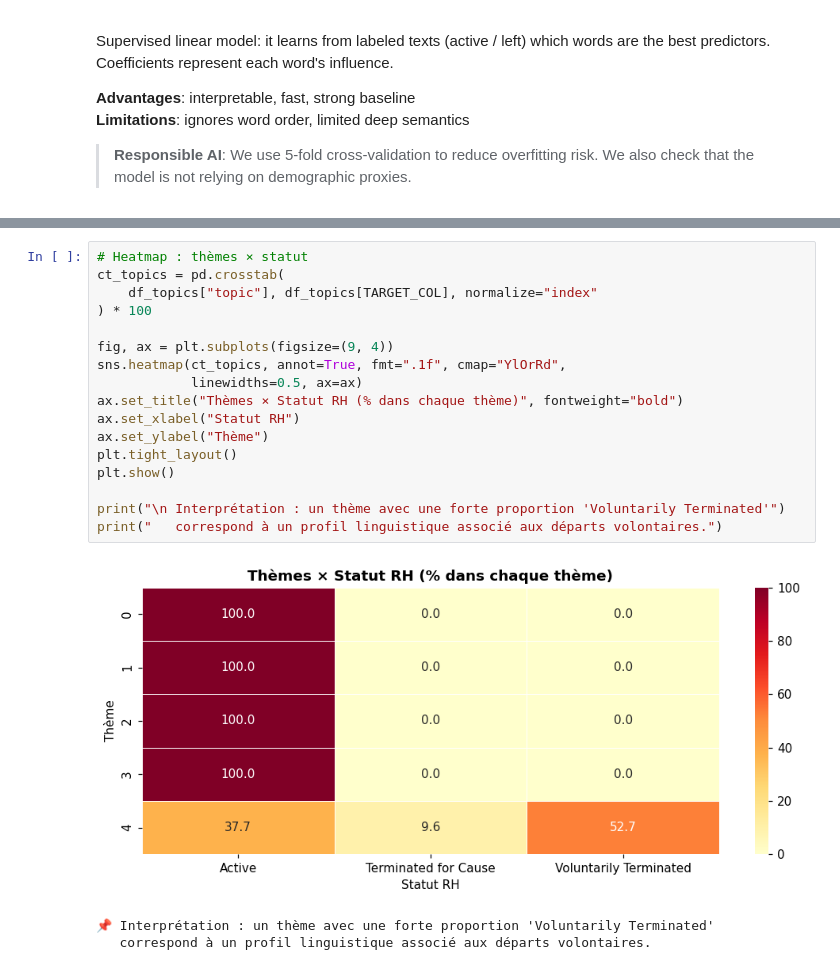
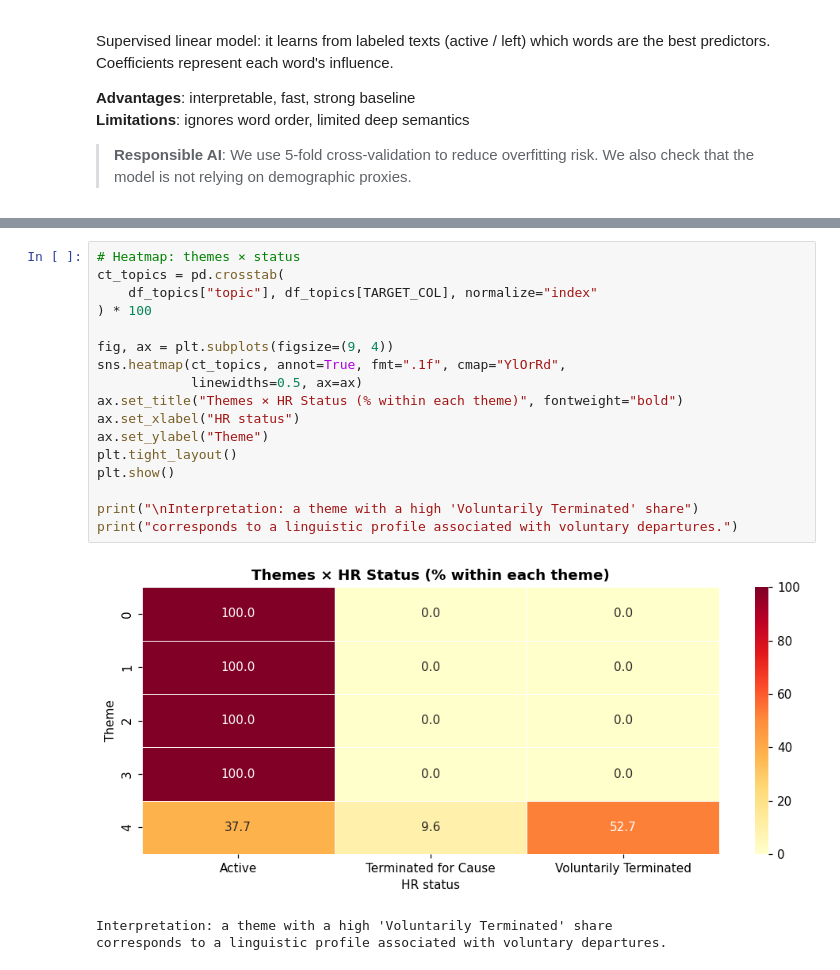
Before and after one commit to ChloeDaunas/hackathon-explainability-AI, a Jupyter notebook: HR_NLP_SentimentAnalysis.ipynb, the cells around one changed output, grey strips where cells are left out. Saved outputs shown, nothing was run; the diff lists cells and outputs as text.

```diff
--- a/HR_NLP_SentimentAnalysis.ipynb
+++ b/HR_NLP_SentimentAnalysis.ipynb
@@ -537,23 +537,23 @@ plt.show()
 # %%
-# Heatmap : thèmes × statut
+# Heatmap: themes × status
 ct_topics = pd.crosstab(
     df_topics["topic"], df_topics[TARGET_COL], normalize="index"
 ) * 100
 
 fig, ax = plt.subplots(figsize=(9, 4))
 sns.heatmap(ct_topics, annot=True, fmt=".1f", cmap="YlOrRd",
             linewidths=0.5, ax=ax)
-ax.set_title("Thèmes × Statut RH (% dans chaque thème)", fontweight="bold")
-ax.set_xlabel("Statut RH")
-ax.set_ylabel("Thème")
+ax.set_title("Themes × HR Status (% within each theme)", fontweight="bold")
+ax.set_xlabel("HR status")
+ax.set_ylabel("Theme")
 plt.tight_layout()
 plt.show()
 
-print("\n Interprétation : un thème avec une forte proportion 'Voluntarily Terminated'")
-print("   correspond à un profil linguistique associé aux départs volontaires.")
+print("\nInterpretation: a theme with a high 'Voluntarily Terminated' share")
+print("corresponds to a linguistic profile associated with voluntary departures.")
 # %% [output]
-[figure, old version]
+[figure, new version]
-📌 Interprétation : un thème avec une forte proportion 'Voluntarily Terminated'
-   correspond à un profil linguistique associé aux départs volontaires.
+Interpretation: a theme with a high 'Voluntarily Terminated' share
+corresponds to a linguistic profile associated with voluntary departures.
 # %% [markdown]
 ---
```
Also changed, not shown: parts of 24 cells of this notebook, 2 other files.
